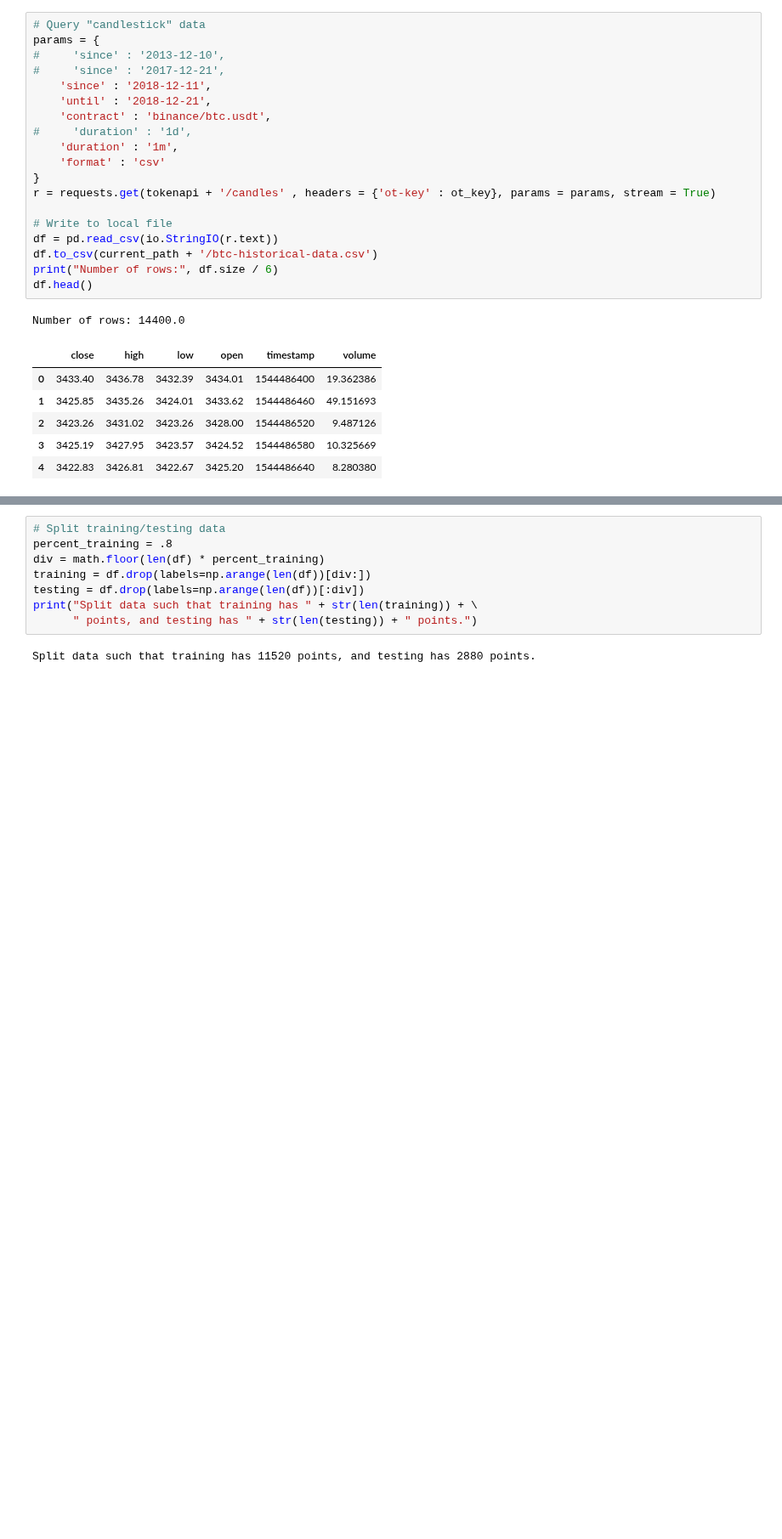
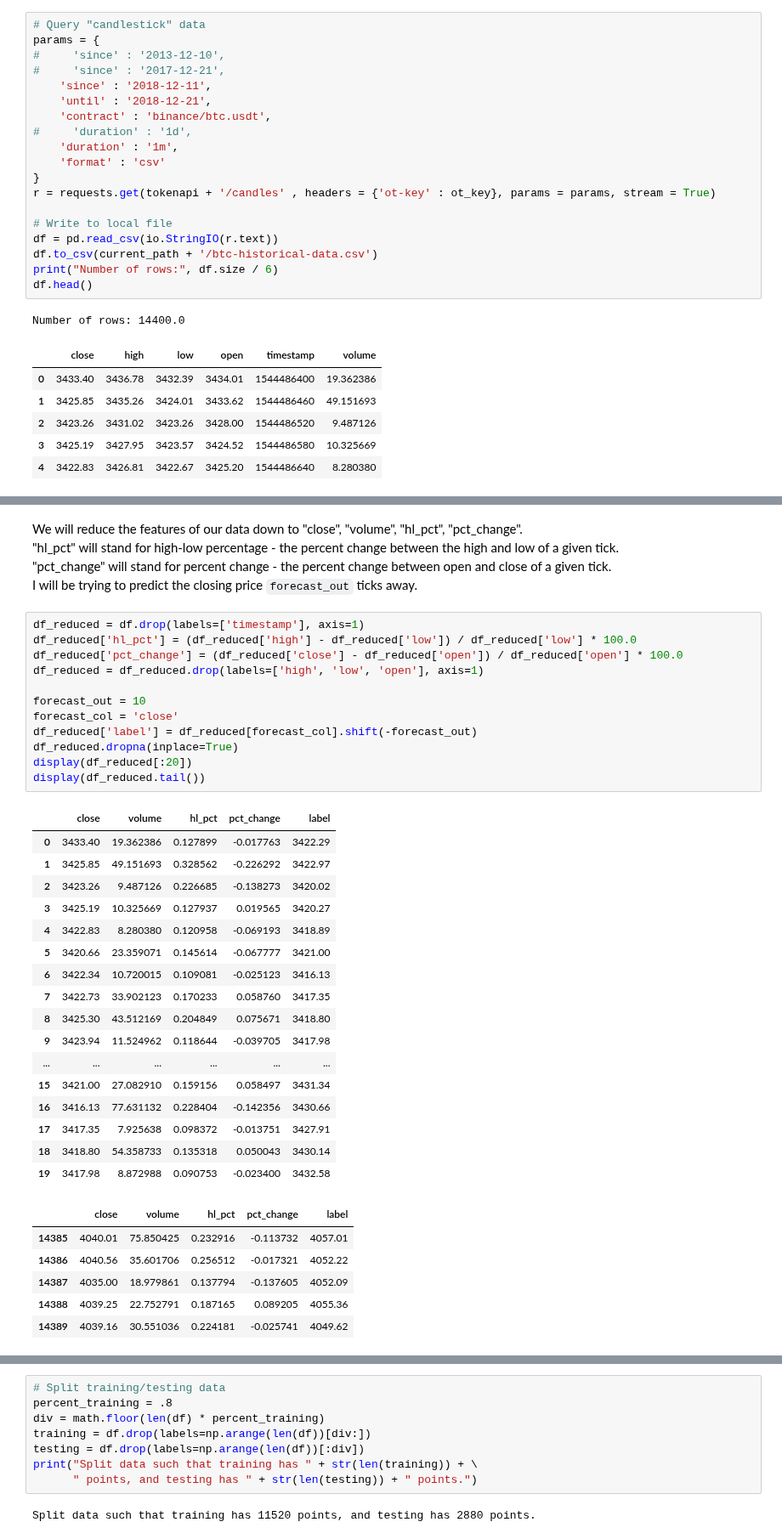
Before and after one commit to jonathancai11/btc-analysis, a Jupyter notebook: btc-prediction.ipynb, the cells around one changed output, grey strips where cells are left out. Shown at 85% size. Drawn from its saved outputs; the diff is of its cells as text; blank space fills up the shorter version.

```diff
--- a/btc-prediction.ipynb
+++ b/btc-prediction.ipynb
@@ -75,0 +91,42 @@ df_plot.plot(x = 'timestamp', y = 'open')
+# %% [markdown]
+We will reduce the features of our data down to "close", "volume", "hl_pct", "pct_change".
+"hl_pct" will stand for high-low percentage - the percent change between the high and low of a given tick.
+"pct_change" will stand for percent change - the percent change between open and close of a given tick.
+I will be trying to predict the closing price `forecast_out` ticks away.
+<!--I will be trying to predict the pct_change for a given tick. Positive pct_change will mean a long, negative pct_change will mean a short. -->
+# %%
+df_reduced = df.drop(labels=['timestamp'], axis=1)
+df_reduced['hl_pct'] = (df_reduced['high'] - df_reduced['low']) / df_reduced['low'] * 100.0
+df_reduced['pct_change'] = (df_reduced['close'] - df_reduced['open']) / df_reduced['open'] * 100.0
+df_reduced = df_reduced.drop(labels=['high', 'low', 'open'], axis=1)
+
+forecast_out = 10
+forecast_col = 'close'
+df_reduced['label'] = df_reduced[forecast_col].shift(-forecast_out)
+df_reduced.dropna(inplace=True)
+display(df_reduced[:20])
+display(df_reduced.tail())
+# %% [output]
+|  | close | volume | hl_pct | pct_change | label |
+| 0 | 3433.40 | 19.362386 | 0.127899 | -0.017763 | 3422.29 |
+| 1 | 3425.85 | 49.151693 | 0.328562 | -0.226292 | 3422.97 |
+| 2 | 3423.26 | 9.487126 | 0.226685 | -0.138273 | 3420.02 |
+| 3 | 3425.19 | 10.325669 | 0.127937 | 0.019565 | 3420.27 |
+| 4 | 3422.83 | 8.280380 | 0.120958 | -0.069193 | 3418.89 |
+| 5 | 3420.66 | 23.359071 | 0.145614 | -0.067777 | 3421.00 |
+| 6 | 3422.34 | 10.720015 | 0.109081 | -0.025123 | 3416.13 |
+| 7 | 3422.73 | 33.902123 | 0.170233 | 0.058760 | 3417.35 |
+| 8 | 3425.30 | 43.512169 | 0.204849 | 0.075671 | 3418.80 |
+| 9 | 3423.94 | 11.524962 | 0.118644 | -0.039705 | 3417.98 |
+| ... | ... | ... | ... | ... | ... |
+| 15 | 3421.00 | 27.082910 | 0.159156 | 0.058497 | 3431.34 |
+| 16 | 3416.13 | 77.631132 | 0.228404 | -0.142356 | 3430.66 |
+| 17 | 3417.35 | 7.925638 | 0.098372 | -0.013751 | 3427.91 |
+| 18 | 3418.80 | 54.358733 | 0.135318 | 0.050043 | 3430.14 |
+| 19 | 3417.98 | 8.872988 | 0.090753 | -0.023400 | 3432.58 |
+|  | close | volume | hl_pct | pct_change | label |
+| 14385 | 4040.01 | 75.850425 | 0.232916 | -0.113732 | 4057.01 |
+| 14386 | 4040.56 | 35.601706 | 0.256512 | -0.017321 | 4052.22 |
+| 14387 | 4035.00 | 18.979861 | 0.137794 | -0.137605 | 4052.09 |
+| 14388 | 4039.25 | 22.752791 | 0.187165 | 0.089205 | 4055.36 |
+| 14389 | 4039.16 | 30.551036 | 0.224181 | -0.025741 | 4049.62 |
```
Also changed, not shown: parts of 11 cells of this notebook.
